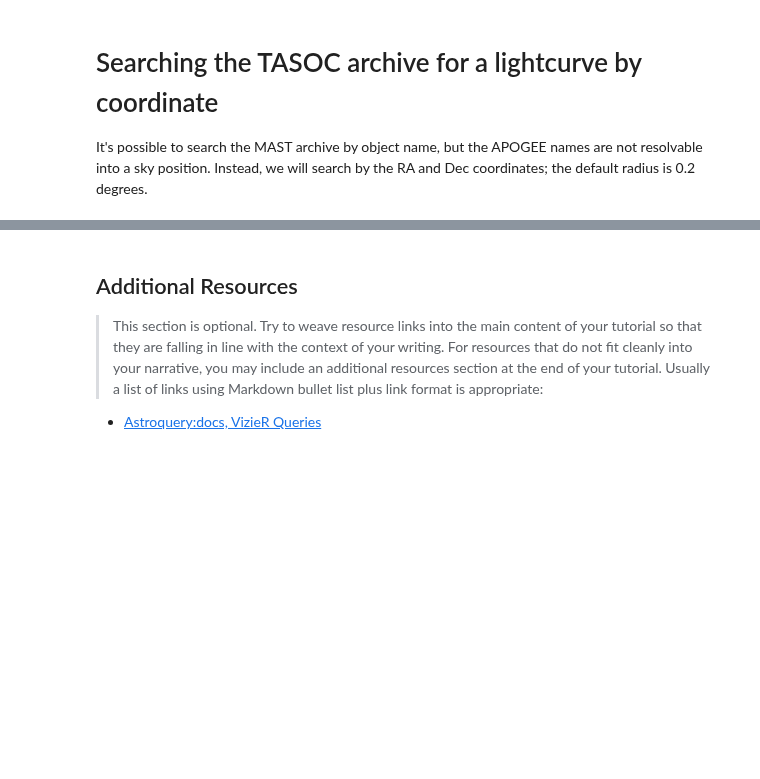
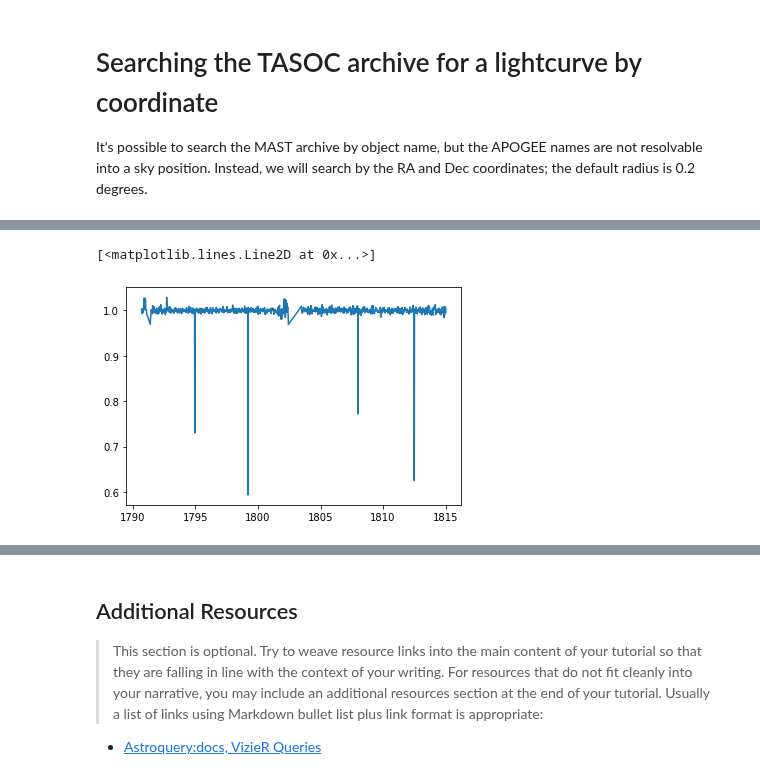
Before and after one commit to ScienceBetter/notebooks-stsci, a Jupyter notebook: notebooks/MAST/plot_eclipse_lightcurve/plot_eclipse_lightcurve.ipynb, the cells around one changed output, grey strips where cells are left out. Cells and saved outputs as stored; diff of their text form; code cells hidden in the pictures; blank space fills up the shorter version.

Commit message:
progress on plot_eclipse_lightcurve, search both TASOC and QLP, download QLP products, quicklook at light curve

```diff
--- a/notebooks/MAST/plot_eclipse_lightcurve/plot_eclipse_lightcurve.ipynb
+++ b/notebooks/MAST/plot_eclipse_lightcurve/plot_eclipse_lightcurve.ipynb
@@ -214,0 +270,11 @@ The MAST archive has 42 observations of the stellar system. However, we don't wa
+# %%
+for i in range(0,n):
+    coordstring=str(tbl['RAJ2000'].data[i])+' '+str(tbl['DEJ2000'].data[i])
+    obs_tbl = Observations.query_region(coordstring,radius=0)
+    if np.any(obs_tbl['provenance_name']=='TASOC'):
+        tbl['TASOC'][i]=True
+        print('Found TASOC light curve for index '+str(i)+', coordinate: '+coordstring)
+    if np.any(obs_tbl['provenance_name']=='QLP'):
+        tbl['QLP'][i]=True
+        print('Found QLP light curve for index '+str(i)+', coordinate: '+coordstring)
+print('Done.')
@@ -214,0 +300,8 @@ The MAST archive has 42 observations of the stellar system. However, we don't wa
+# %%
+# Just try to pick one for which I have QLP for now. Try to get lightkurve to work.
+ind=9
+coordstring=str(tbl['RAJ2000'].data[ind])+' '+str(tbl['DEJ2000'].data[ind])
+print(str(ind)+'  '+coordstring)
+obs_tbl = Observations.query_region(coordstring,radius=0.008)
+obs_tbl=obs_tbl[obs_tbl['provenance_name']=='QLP']
+print(obs_tbl)
@@ -214,0 +320,4 @@ The MAST archive has 42 observations of the stellar system. However, we don't wa
+# %%
+url=obs_tbl[0]['dataURL']
+Observations.download_file(url)
+# JRK this is actually uri not URL? Confused.
@@ -214,0 +331,4 @@ The MAST archive has 42 observations of the stellar system. However, we don't wa
+# %%
+filename=url.split('/')[-1]
+lc=fits.open(filename)
+lc.info()
@@ -246,0 +375,5 @@ Observations.download_products(yourProd, mrp_only=False, cache=False)
+# %%
+plt.plot(lc[1].data['TIME'],lc[1].data['KSPSAP_FLUX'])
+# %% [output]
+[<matplotlib.lines.Line2D at 0x...>]
+[figure, added]
```
Also changed, not shown: parts of 34 cells of this notebook.
